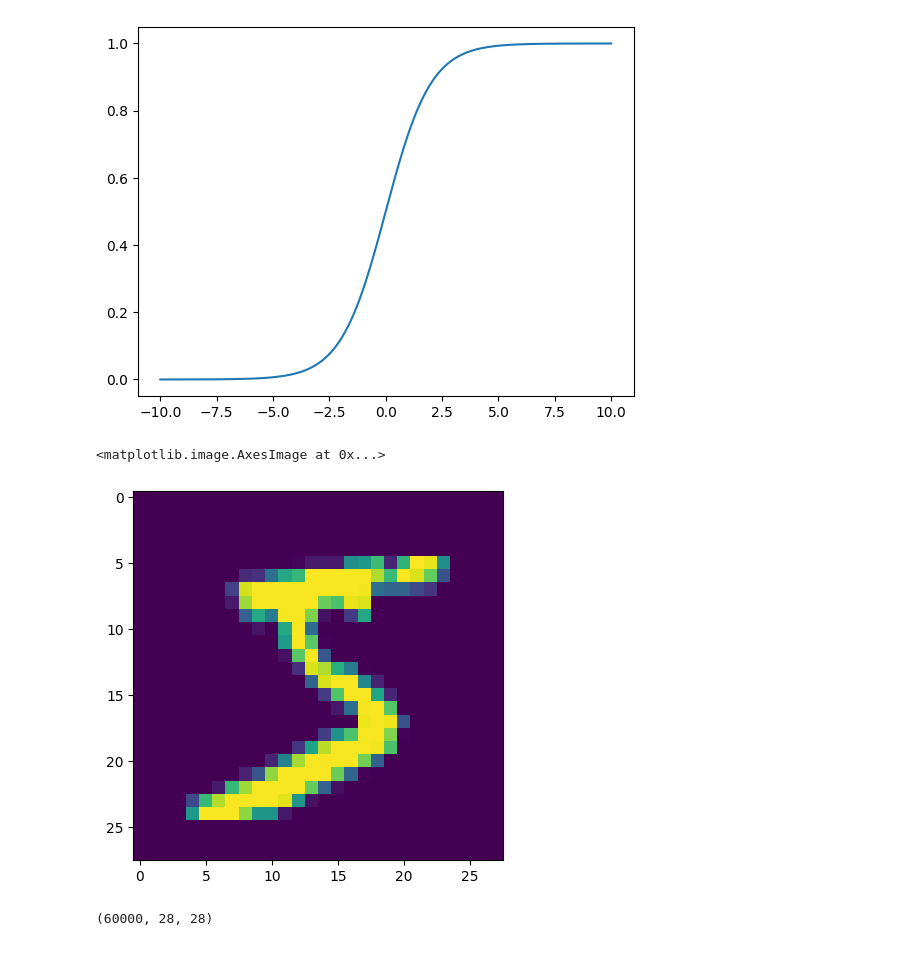
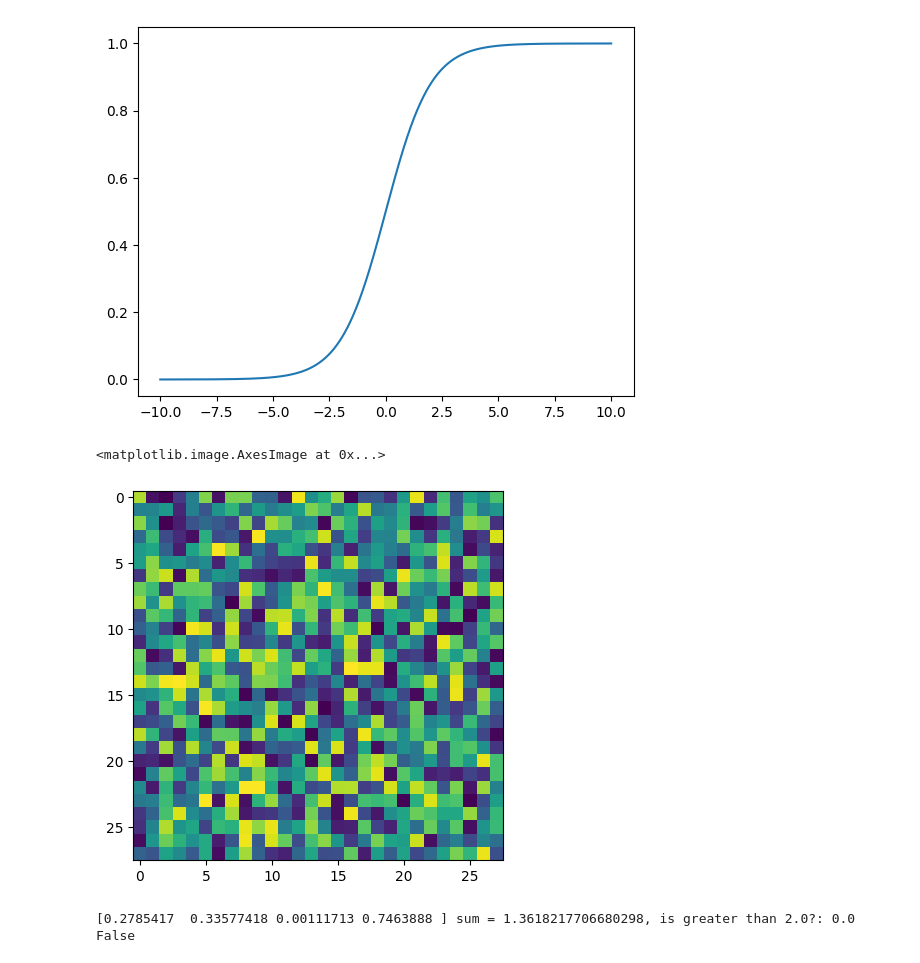
Before and after one commit to litepupp/ML-Models, a Jupyter notebook: NeuralNets/Feedforward/python/test_network.ipynb, the cells around one changed output. Drawn from its saved outputs; the diff is of its cells as text; code cells hidden in the pictures.

```diff
--- a/NeuralNets/Feedforward/python/test_network.ipynb
+++ b/NeuralNets/Feedforward/python/test_network.ipynb
@@ -18,11 +18,7 @@ plt.plot(pts, sigmoid_v(pts))
 # %%
 image = np.random.rand(28, 28)
 plt.imshow(image)
-plt.imshow(train_X[0])
+# plt.imshow(train_X[0])
 # %% [output]
 <matplotlib.image.AxesImage at 0x...>
-[figure, old version]
+[figure, new version]
-# %%
-train_X.shape
-# %% [output]
-(60000, 28, 28)
@@ -28,0 +29,6 @@ train_X.shape
+# %%
+test_x = np.random.rand(NPL[0]).astype(np.float32)
+test_y = np.array(int(np.sum(test_x) > NPL[0] / 2), dtype=np.float32)
+print(f"{test_x} sum = {np.sum(test_x)}, is greater than {NPL[0] / 2}?: {test_y} {bool(test_y)}")
+# %% [output]
+[0.2785417  0.33577418 0.00111713 0.7463888 ] sum = 1.3618217706680298, is greater than 2.0?: 0.0 False
```
Also changed, not shown: parts of 5 cells of this notebook, 2 other files.
